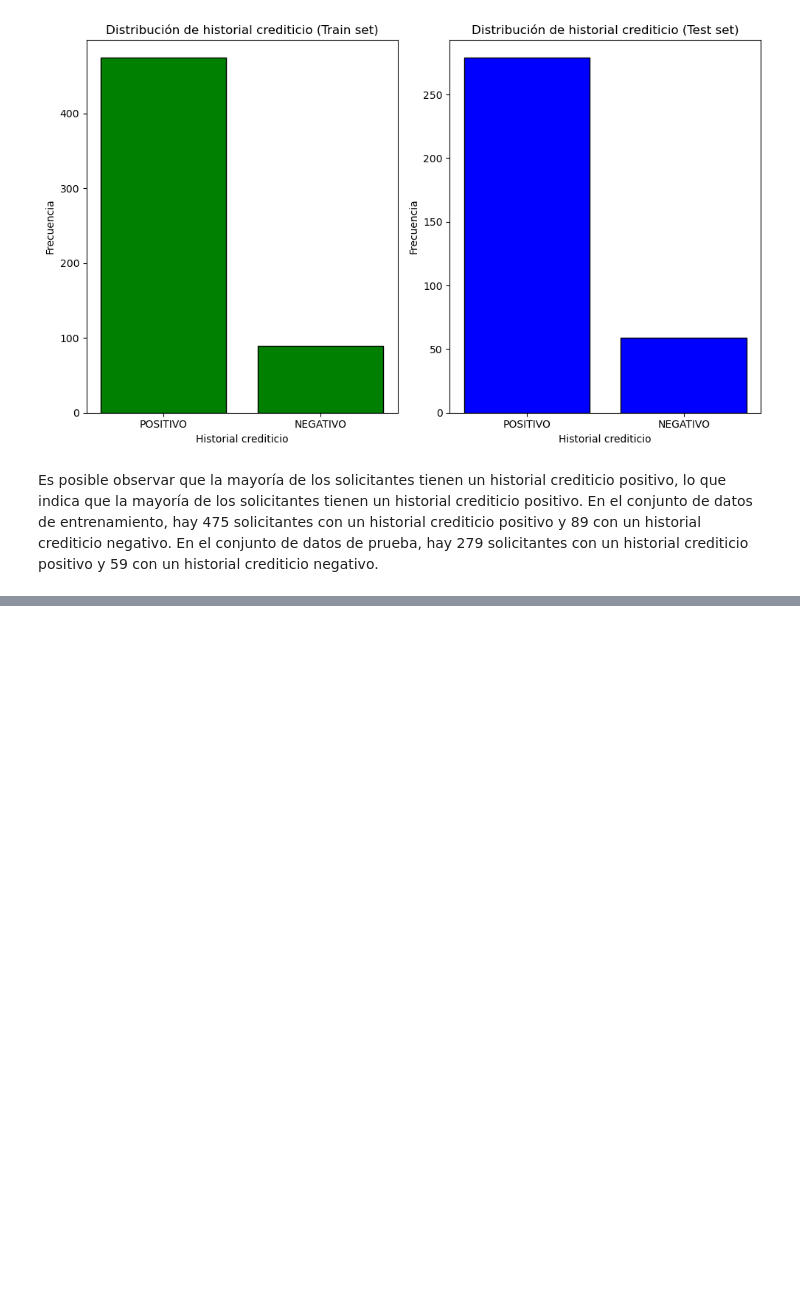
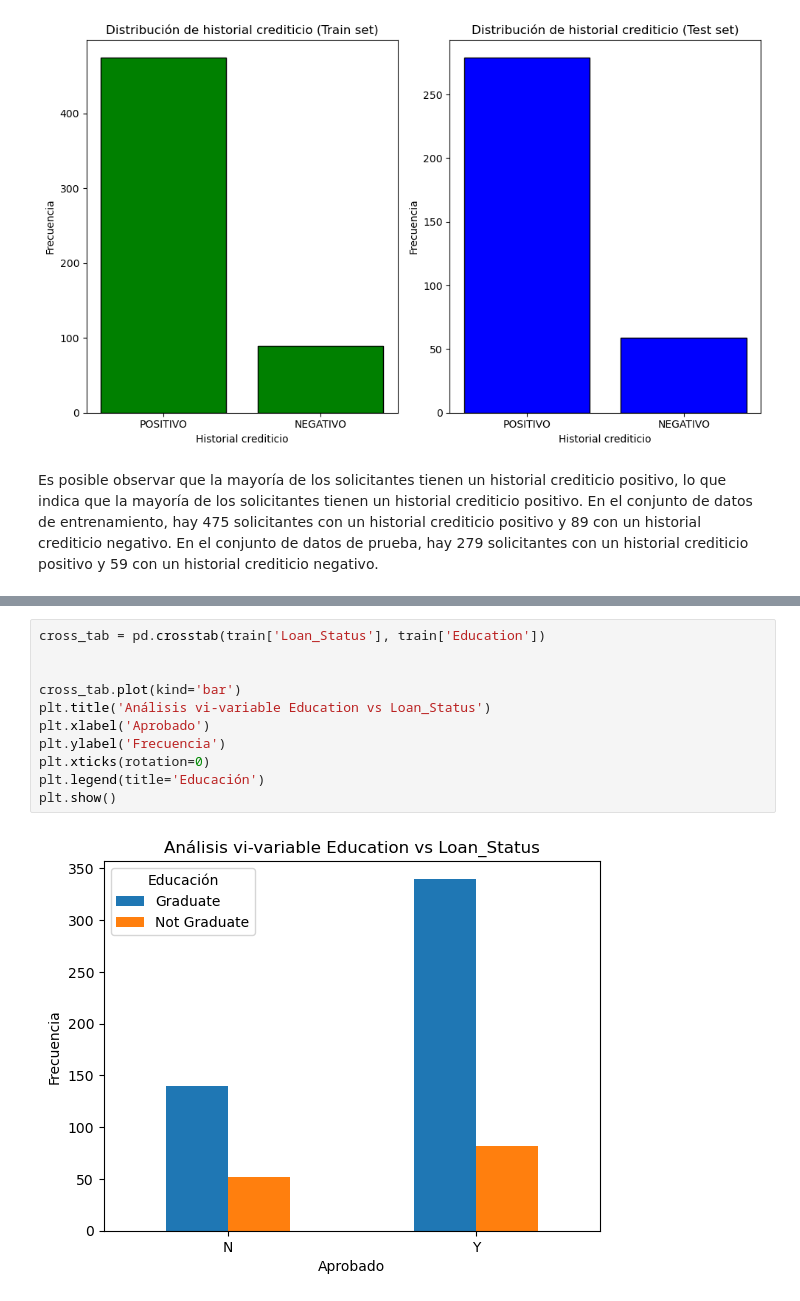
Before and after one commit to CristianPerafan/ArtificiallIntelligence, a Jupyter notebook: Primera parte/Lab.ipynb, the cells around one changed output, grey strips where cells are left out. Saved outputs shown, nothing was run; the diff lists cells and outputs as text; blank space fills up the shorter version.

```diff
--- a/Primera parte/Lab.ipynb
+++ b/Primera parte/Lab.ipynb
@@ -457,0 +494,13 @@ The test dataset doesn't have target. You are provided with a sample submition f
+# %%
+cross_tab = pd.crosstab(train['Loan_Status'], train['Education'])
+
+
+cross_tab.plot(kind='bar')
+plt.title('Análisis vi-variable Education vs Loan_Status')
+plt.xlabel('Aprobado')
+plt.ylabel('Frecuencia')
+plt.xticks(rotation=0)
+plt.legend(title='Educación')
+plt.show()
+# %% [output]
+[figure, added]
```
Also changed, not shown: parts of 81 cells of this notebook, 5 other files.
